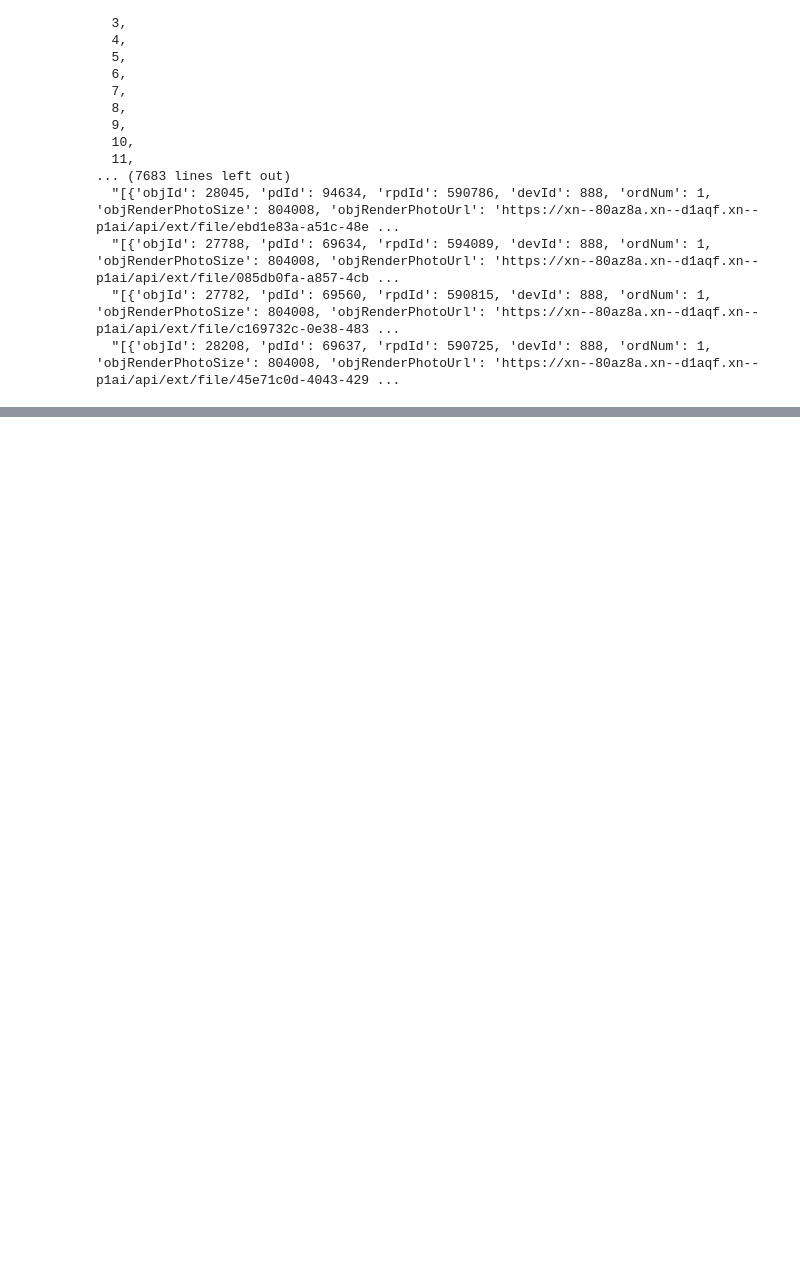
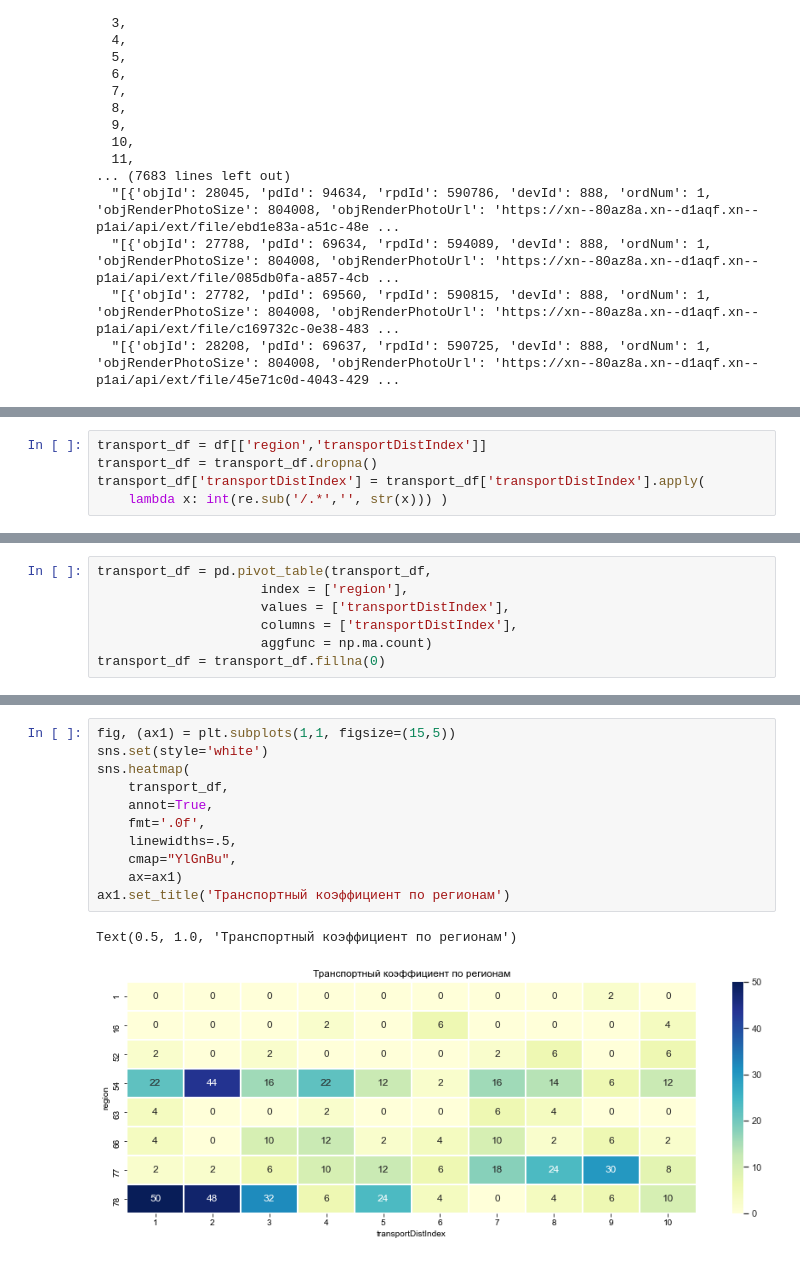
Before and after one commit to BroVadim/SBER_EDUCATION, a Jupyter notebook: HW2/plots_worker.ipynb, the cells around one changed output, grey strips where cells are left out. Drawn from its saved outputs; the diff is of its cells as text; blank space fills up the shorter version.

```diff
--- a/HW2/plots_worker.ipynb
+++ b/HW2/plots_worker.ipynb
@@ -266,0 +184,5 @@ lineplot
+# %%
+transport_df = df[['region','transportDistIndex']]
+transport_df = transport_df.dropna()
+transport_df['transportDistIndex'] = transport_df['transportDistIndex'].apply(
+    lambda x: int(re.sub('/.*','', str(x))) )
@@ -266,0 +198,7 @@ lineplot
+# %%
+transport_df = pd.pivot_table(transport_df,
+                     index = ['region'],
+                     values = ['transportDistIndex'],
+                     columns = ['transportDistIndex'],
+                     aggfunc = np.ma.count)
+transport_df = transport_df.fillna(0)
@@ -266,0 +218,14 @@ lineplot
+# %%
+fig, (ax1) = plt.subplots(1,1, figsize=(15,5))
+sns.set(style='white')
+sns.heatmap(
+    transport_df,
+    annot=True,
+    fmt='.0f',
+    linewidths=.5,
+    cmap="YlGnBu",
+    ax=ax1)
+ax1.set_title('Транспортный коэффициент по регионам')
+# %% [output]
+Text(0.5, 1.0, 'Транспортный коэффициент по регионам')
+[figure, added]
```
Also changed, not shown: parts of 33 cells of this notebook, 11 other files.
